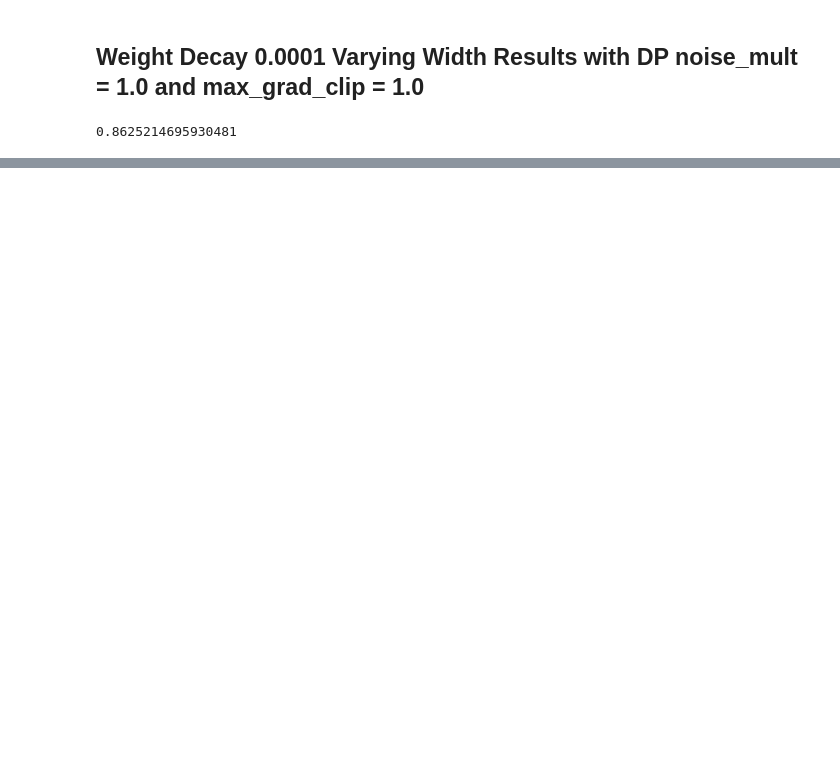
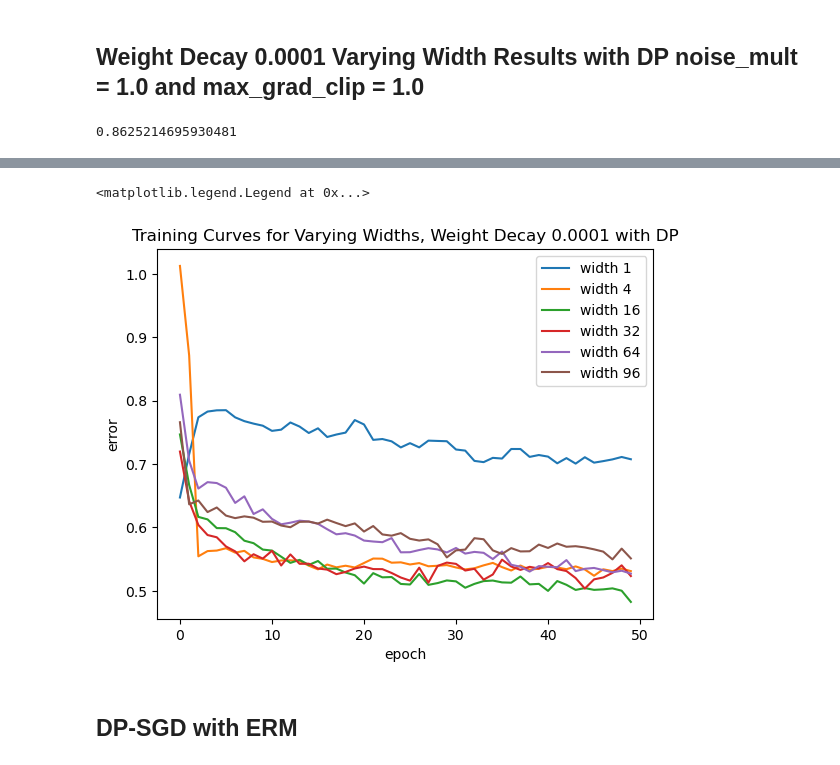
Before and after one commit to arinchang/overparam_spur_corr, a Jupyter notebook: dp_plots.ipynb, the cells around one changed output, grey strips where cells are left out. Drawn from its saved outputs; the diff is of its cells as text; code cells hidden in the pictures; blank space fills up the shorter version.

```diff
--- a/dp_plots.ipynb
+++ b/dp_plots.ipynb
@@ -35,0 +61,33 @@ No artists with labels found to put in legend.  Note that artists whose label st
+# %%
+dp_1_train = pd.read_csv("logs/train_dp_width1.csv")
+dp_1_train = dp_1_train.groupby(['epoch']).mean()
+
+dp_4_train = pd.read_csv("logs/train_dp_width4.csv")
+dp_4_train = dp_4_train.groupby(['epoch']).mean()
+
+dp_16_train = pd.read_csv("logs/train_dp_width16.csv")
+dp_16_train = dp_16_train.groupby(['epoch']).mean()
+
+dp_32_train = pd.read_csv("logs/train_dp_width32.csv")
+dp_32_train = dp_32_train.groupby(['epoch']).mean()
+
+dp_64_train = pd.read_csv("logs/train_dp_width64.csv")
+dp_64_train = dp_64_train.groupby(['epoch']).mean()
+
+dp_96_train = pd.read_csv("logs/train_dp_width96.csv")
+dp_96_train = dp_96_train.groupby(['epoch']).mean()
+# %%
+plt.plot(dp_1_train['avg_actual_loss'], label="width 1")
+plt.plot(dp_4_train['avg_actual_loss'], label="width 4")
+plt.plot(dp_16_train['avg_actual_loss'], label="width 16")
+plt.plot(dp_32_train['avg_actual_loss'], label="width 32")
+plt.plot(dp_64_train['avg_actual_loss'], label="width 64")
+plt.plot(dp_96_train['avg_actual_loss'], label="width 96")
+
+plt.title("Training Curves for Varying Widths, Weight Decay 0.0001 with DP")
+plt.xlabel("epoch")
+plt.ylabel('error')
+plt.legend()
+# %% [output]
+<matplotlib.legend.Legend at 0x...>
+[figure, added]
@@ -35,0 +96,2 @@ No artists with labels found to put in legend.  Note that artists whose label st
+# %% [markdown]
+## DP-SGD with ERM
```
Also changed, not shown: parts of 17 cells of this notebook, 3 other files.
